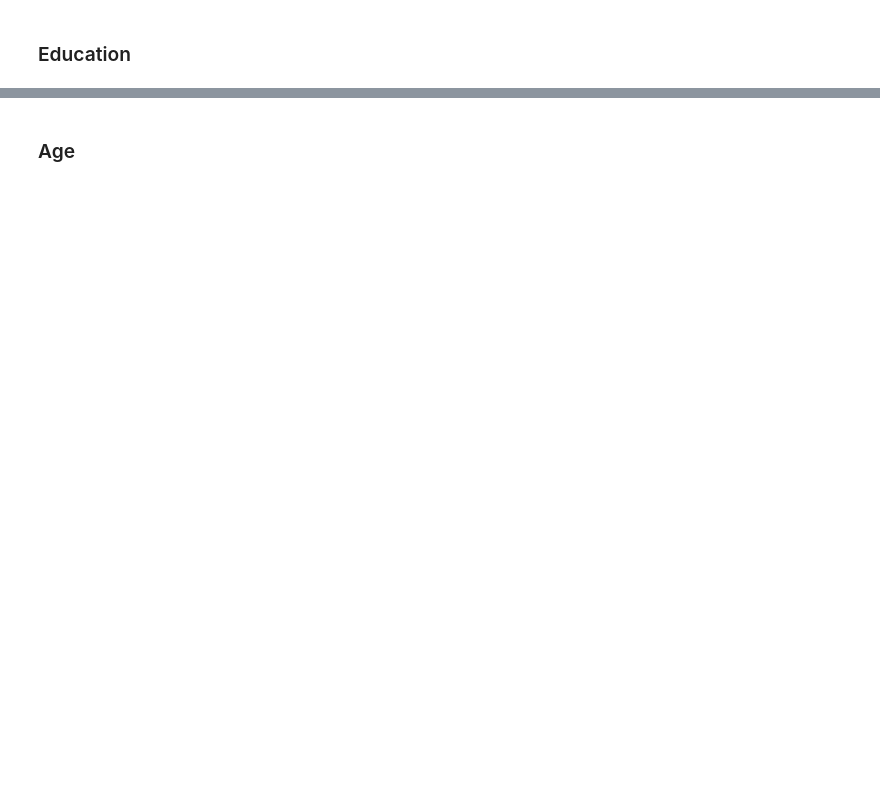
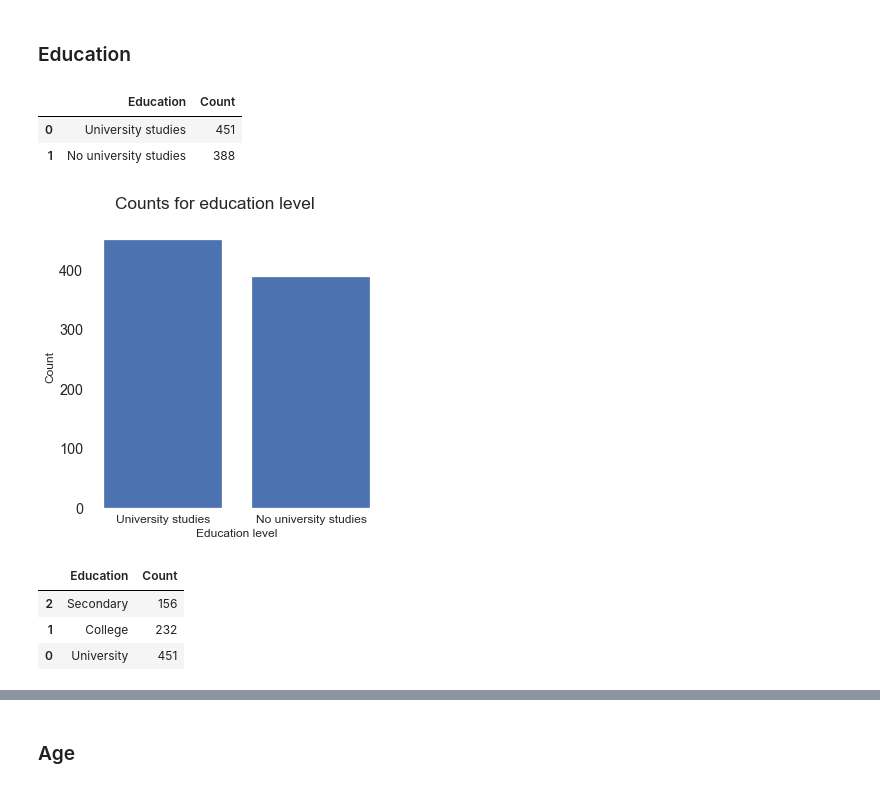
Before and after one commit to social-link-analytics-group-bsc/experiment-platform, a Jupyter notebook: analysis/Analysis - Production.ipynb, the cells around one changed output, grey strips where cells are left out. Saved outputs shown, nothing was run; the diff lists cells and outputs as text; code cells hidden in the pictures; blank space fills up the shorter version.

```diff
--- a/analysis/Analysis - Production.ipynb
+++ b/analysis/Analysis - Production.ipynb
@@ -319,50 +494,61 @@ plt.show()
 # %% [markdown]
 ### Education
 # %%
-gender_count = df_subject['Education'].value_counts().to_frame().reset_index().rename(columns={'index': 'Education', 'Education': "Count"})
+education_count = df_subject['Education'].value_counts().to_frame().reset_index().rename(columns={'index': 'Education', 'Education': "Count"})
 #.replace({"University_studies": "University level", 'No_university_studies': "No University level"})
-gender_count.to_csv('./tables/education_counts.csv', index=False)
-gender_count
+education_count.to_csv('./tables/education_counts.csv', index=False)
+education_count
+# %% [output]
+|  | Education | Count |
+| 0 | University studies | 451 |
+| 1 | No university studies | 388 |
 # %%
 fig, ax = plt.subplots()
 
-ax.bar(gender_count['Education'], gender_count['Count'])
+ax.bar(education_count['Education'], education_count['Count'])
 
 ax.set_xlabel("Education level", fontsize='large')
 ax.set_ylabel('Count', fontsize='large')
 
 
 
 ax.yaxis.grid(False)
 ax.xaxis.grid(False)
 
 
 plt.xticks(fontsize='large')
 plt.yticks(fontsize='x-large')
 
 
 
 plt.suptitle('Counts for education level', fontsize='xx-large')
 
 
 
 plt.tight_layout()
 fig.savefig('./plots/education_counts.svg', format='svg', bbox_inches='tight')
 fig.savefig('./plots/education_counts.png', format='png', bbox_inches='tight')
 
 plt.show()
+# %% [output]
+[figure, added]
 # %%
-gender_count2 = df_subject['Education2'].value_counts().to_frame().reset_index().rename(columns={'index': 'Education', 'Education2': "Count"})
+education2 = df_subject['Education2'].value_counts().to_frame().reset_index().rename(columns={'index': 'Education', 'Education2': "Count"})
 #.replace({"University_studies": "University level", 'No_university_studies': "No University level"})
 
 
 sorter = ["Secondary", "College", "University"]
-gender_count2.Education = gender_count2.Education.astype("category")
+education2.Education = education2.Education.astype("category")
 
-gender_count2.Education.cat.set_categories(sorter, inplace=True)
-gender_count2 = gender_count2.sort_values('Education')
-gender_count2.to_csv('./tables/education2_counts.csv', index=False)
-gender_count2
+education2.Education.cat.set_categories(sorter, inplace=True)
+education2 = education2.sort_values('Education')
+education2.to_csv('./tables/education2_counts.csv', index=False)
+education2
+# %% [output]
+|  | Education | Count |
+| 2 | Secondary | 156 |
+| 1 | College | 232 |
+| 0 | University | 451 |
 # %%
 fig, ax = plt.subplots()
 
```
Also changed, not shown: parts of 31 cells of this notebook, 10 other files.
